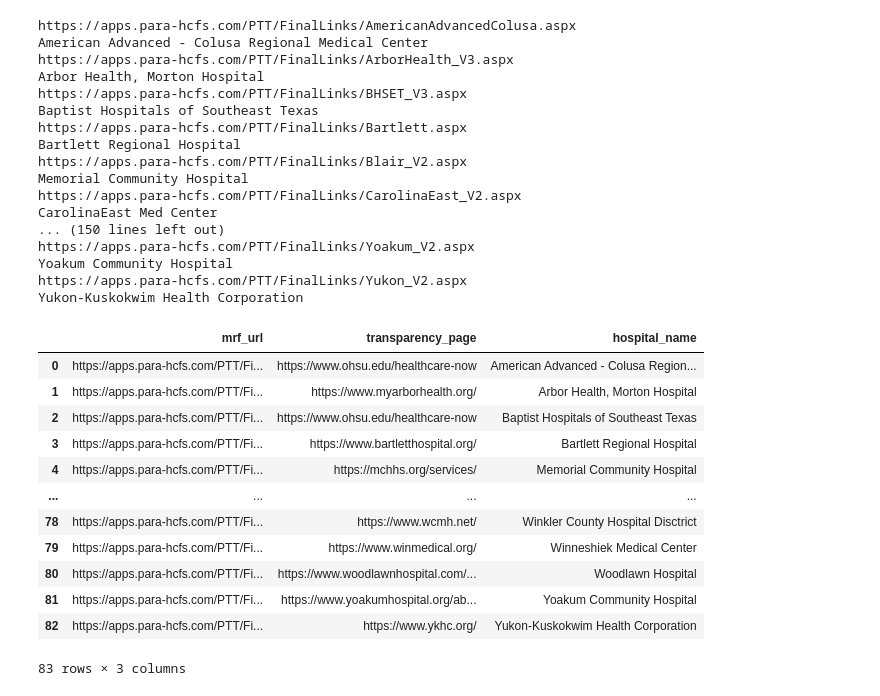
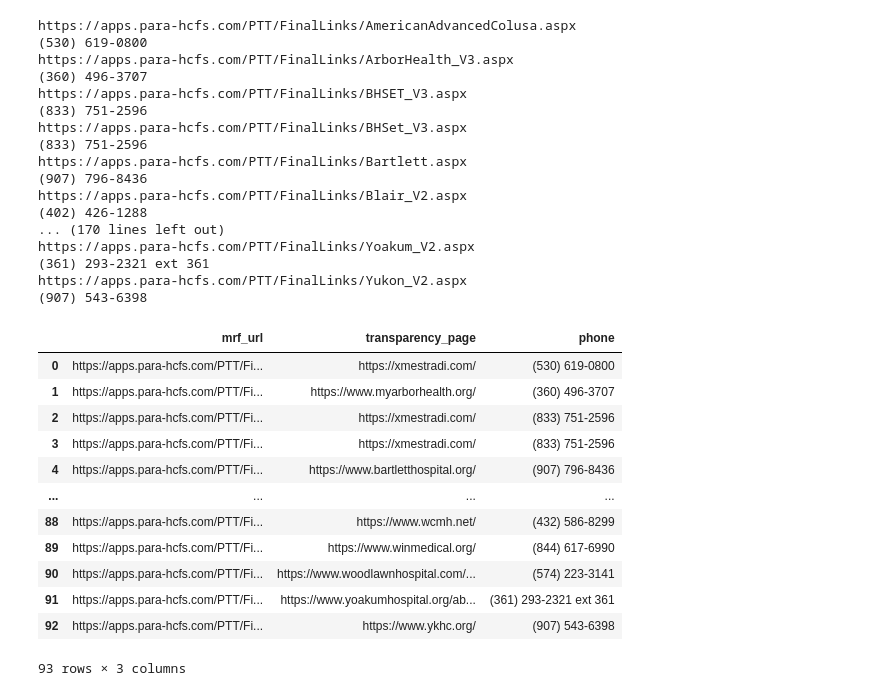
Before and after one commit to rl1987/dolthub-bounty-transparency-in-pricing, a Jupyter notebook: DetermineCCNs.ipynb, the cells around one changed output. Drawn from its saved outputs; the diff is of its cells as text; code cells hidden in the pictures.

Commit message:
Try matching to apps.para-hcfs.com pages to hospital CCNs by phone number

```diff
--- a/DetermineCCNs.ipynb
+++ b/DetermineCCNs.ipynb
@@ -23,49 +23,49 @@ df
 # %%
-def scrape_hosp_name(mrf_url):
+def scrape_hosp_phone(mrf_url):
     resp = requests.get(mrf_url)
     print(resp.url)
 
     tree = html.fromstring(resp.text)
 
-    name = tree.xpath('//h3[contains(text(), "Standard Charges")]/text()')
-    if len(name) == 1:
-        name = name[0]
-        name = name.strip().replace("'s Standard Charges", "")
-        print(name)
-        return name
+    phone = tree.xpath('//a[starts-with(@href, "tel:")]/@href')
+    if len(phone) > 0:
+        phone = phone[0]
+        phone = phone.replace("tel: ", "")
+        print(phone)
+        return phone
 
     return None
 
-df['hospital_name'] = df['mrf_url'].apply(scrape_hosp_name)
+df['phone'] = df['mrf_url'].apply(scrape_hosp_phone)
 df
 # %% [output]
 https://apps.para-hcfs.com/PTT/FinalLinks/AmericanAdvancedColusa.aspx
-American Advanced - Colusa Regional Medical Center
+(530) 619-0800
 https://apps.para-hcfs.com/PTT/FinalLinks/ArborHealth_V3.aspx
-Arbor Health, Morton Hospital
+(360) 496-3707
 https://apps.para-hcfs.com/PTT/FinalLinks/BHSET_V3.aspx
-Baptist Hospitals of Southeast Texas
+(833) 751-2596
+https://apps.para-hcfs.com/PTT/FinalLinks/BHSet_V3.aspx
+(833) 751-2596
 https://apps.para-hcfs.com/PTT/FinalLinks/Bartlett.aspx
-Bartlett Regional Hospital
+(907) 796-8436
 https://apps.para-hcfs.com/PTT/FinalLinks/Blair_V2.aspx
-Memorial Community Hospital
-https://apps.para-hcfs.com/PTT/FinalLinks/CarolinaEast_V2.aspx
-CarolinaEast Med Center
-... (150 lines left out)
+(402) 426-1288
+... (170 lines left out)
 https://apps.para-hcfs.com/PTT/FinalLinks/Yoakum_V2.aspx
-Yoakum Community Hospital
+(361) 293-2321 ext 361
 https://apps.para-hcfs.com/PTT/FinalLinks/Yukon_V2.aspx
-Yukon-Kuskokwim Health Corporation
+(907) 543-6398
-|  | mrf_url | transparency_page | hospital_name |
-| 0 | https://apps.para-hcfs.com/PTT/Fi... | https://www.ohsu.edu/healthcare-now | American Advanced - Colusa Region... |
-| 1 | https://apps.para-hcfs.com/PTT/Fi... | https://www.myarborhealth.org/ | Arbor Health, Morton Hospital |
-| 2 | https://apps.para-hcfs.com/PTT/Fi... | https://www.ohsu.edu/healthcare-now | Baptist Hospitals of Southeast Texas |
-| 3 | https://apps.para-hcfs.com/PTT/Fi... | https://www.bartletthospital.org/ | Bartlett Regional Hospital |
-| 4 | https://apps.para-hcfs.com/PTT/Fi... | https://mchhs.org/services/ | Memorial Community Hospital |
+|  | mrf_url | transparency_page | phone |
+| 0 | https://apps.para-hcfs.com/PTT/Fi... | https://xmestradi.com/ | (530) 619-0800 |
+| 1 | https://apps.para-hcfs.com/PTT/Fi... | https://www.myarborhealth.org/ | (360) 496-3707 |
+| 2 | https://apps.para-hcfs.com/PTT/Fi... | https://xmestradi.com/ | (833) 751-2596 |
+| 3 | https://apps.para-hcfs.com/PTT/Fi... | https://xmestradi.com/ | (833) 751-2596 |
+| 4 | https://apps.para-hcfs.com/PTT/Fi... | https://www.bartletthospital.org/ | (907) 796-8436 |
 | ... | ... | ... | ... |
-| 78 | https://apps.para-hcfs.com/PTT/Fi... | https://www.wcmh.net/ | Winkler County Hospital Disctrict |
-| 79 | https://apps.para-hcfs.com/PTT/Fi... | https://www.winmedical.org/ | Winneshiek Medical Center |
-| 80 | https://apps.para-hcfs.com/PTT/Fi... | https://www.woodlawnhospital.com/... | Woodlawn Hospital |
-| 81 | https://apps.para-hcfs.com/PTT/Fi... | https://www.yoakumhospital.org/ab... | Yoakum Community Hospital |
-| 82 | https://apps.para-hcfs.com/PTT/Fi... | https://www.ykhc.org/ | Yukon-Kuskokwim Health Corporation |
+| 88 | https://apps.para-hcfs.com/PTT/Fi... | https://www.wcmh.net/ | (432) 586-8299 |
+| 89 | https://apps.para-hcfs.com/PTT/Fi... | https://www.winmedical.org/ | (844) 617-6990 |
+| 90 | https://apps.para-hcfs.com/PTT/Fi... | https://www.woodlawnhospital.com/... | (574) 223-3141 |
+| 91 | https://apps.para-hcfs.com/PTT/Fi... | https://www.yoakumhospital.org/ab... | (361) 293-2321 ext 361 |
+| 92 | https://apps.para-hcfs.com/PTT/Fi... | https://www.ykhc.org/ | (907) 543-6398 |
-83 rows × 3 columns
+93 rows × 3 columns
```
Also changed, not shown: parts of 10 cells of this notebook.
